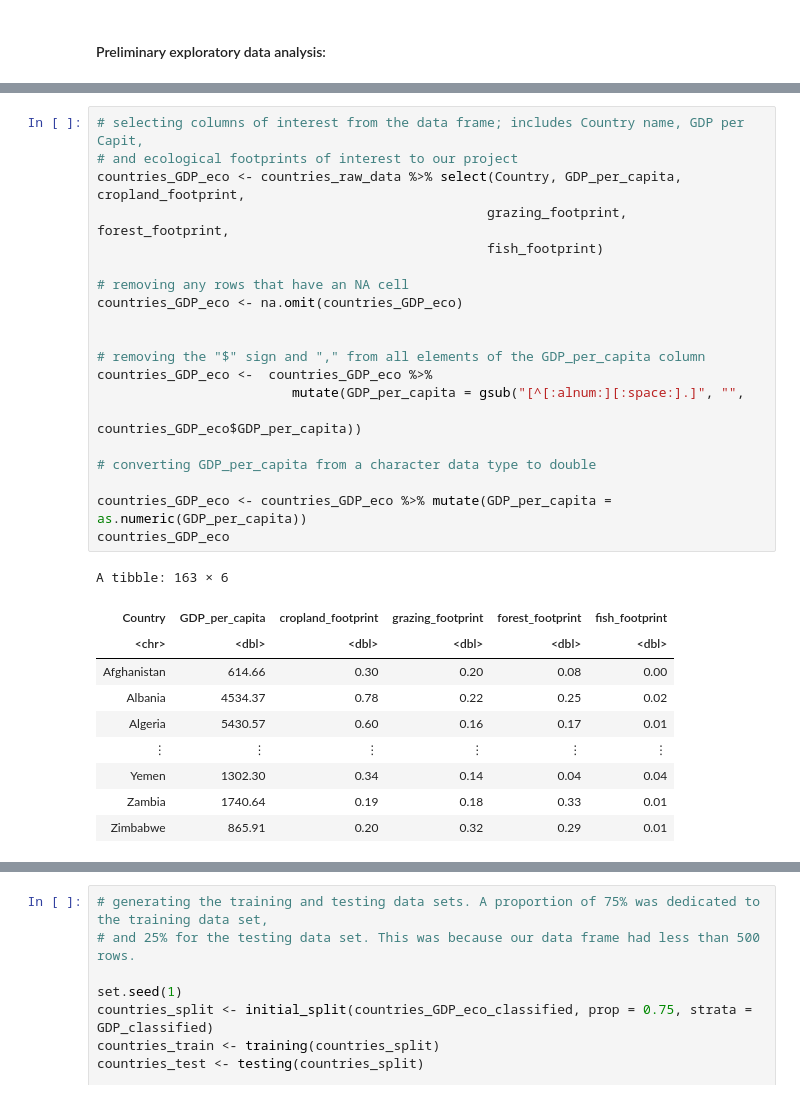
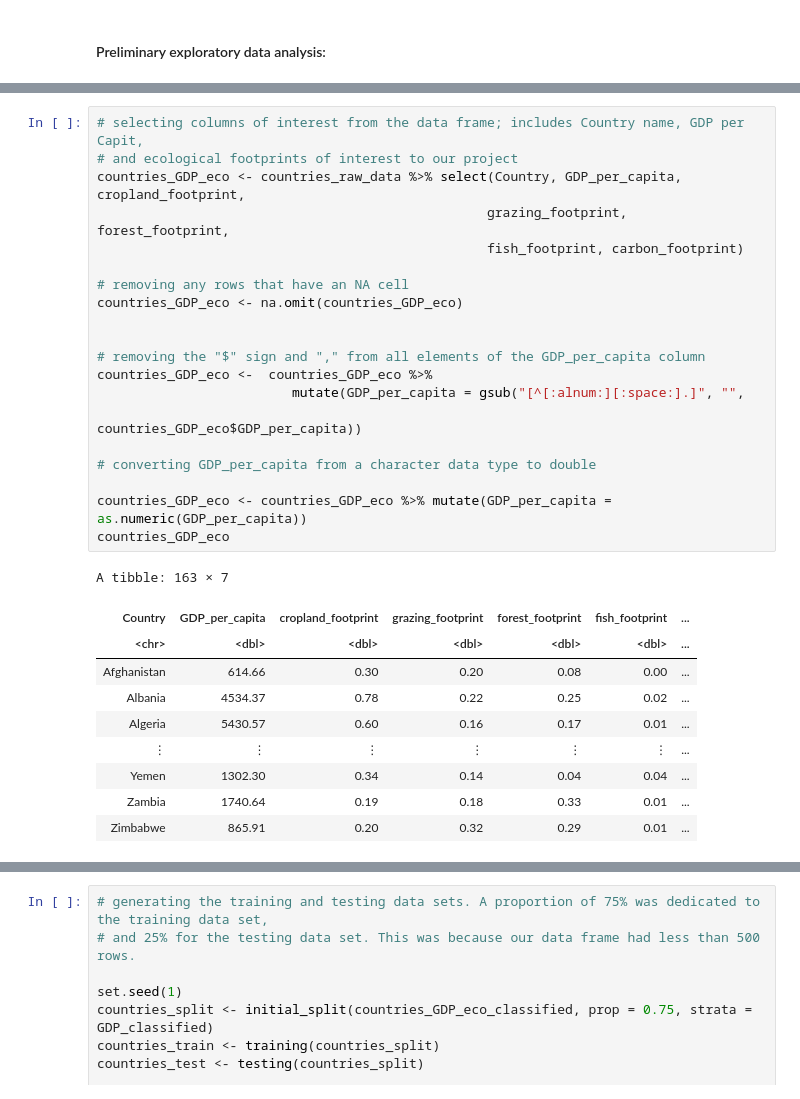
Before and after one commit to tsabkuro/EcoFoot, a Jupyter notebook: main.ipynb, the cells around one changed output, grey strips where cells are left out. Cells and saved outputs as stored; diff of their text form.

```diff
--- a/main.ipynb
+++ b/main.ipynb
@@ -56,34 +57,34 @@ See spec(...) for full column specifications.
 # %%
 # selecting columns of interest from the data frame; includes Country name, GDP per Capit,
 # and ecological footprints of interest to our project
 countries_GDP_eco <- countries_raw_data %>% select(Country, GDP_per_capita, cropland_footprint,
                                                   grazing_footprint, forest_footprint,
-                                                  fish_footprint)
+                                                  fish_footprint, carbon_footprint)
 
 # removing any rows that have an NA cell
 countries_GDP_eco <- na.omit(countries_GDP_eco)
 
 
 # removing the "$" sign and "," from all elements of the GDP_per_capita column
 countries_GDP_eco <-  countries_GDP_eco %>%
                          mutate(GDP_per_capita = gsub("[^[:alnum:][:space:].]", "",
                                                       countries_GDP_eco$GDP_per_capita))
 
 # converting GDP_per_capita from a character data type to double
 
 countries_GDP_eco <- countries_GDP_eco %>% mutate(GDP_per_capita = as.numeric(GDP_per_capita))
 countries_GDP_eco
 # %% [output]
-A tibble: 163 × 6
+A tibble: 163 × 7
-| Country | GDP_per_capita | cropland_footprint | grazing_footprint | forest_footprint | fish_footprint |
-| <chr> | <dbl> | <dbl> | <dbl> | <dbl> | <dbl> |
-| Afghanistan | 614.66 | 0.30 | 0.20 | 0.08 | 0.00 |
-| Albania | 4534.37 | 0.78 | 0.22 | 0.25 | 0.02 |
-| Algeria | 5430.57 | 0.60 | 0.16 | 0.17 | 0.01 |
-| ⋮ | ⋮ | ⋮ | ⋮ | ⋮ | ⋮ |
-| Yemen | 1302.30 | 0.34 | 0.14 | 0.04 | 0.04 |
-| Zambia | 1740.64 | 0.19 | 0.18 | 0.33 | 0.01 |
-| Zimbabwe | 865.91 | 0.20 | 0.32 | 0.29 | 0.01 |
+| Country | GDP_per_capita | cropland_footprint | grazing_footprint | forest_footprint | fish_footprint | ... |
+| <chr> | <dbl> | <dbl> | <dbl> | <dbl> | <dbl> | ... |
+| Afghanistan | 614.66 | 0.30 | 0.20 | 0.08 | 0.00 | ... |
+| Albania | 4534.37 | 0.78 | 0.22 | 0.25 | 0.02 | ... |
+| Algeria | 5430.57 | 0.60 | 0.16 | 0.17 | 0.01 | ... |
+| ⋮ | ⋮ | ⋮ | ⋮ | ⋮ | ⋮ | ... |
+| Yemen | 1302.30 | 0.34 | 0.14 | 0.04 | 0.04 | ... |
+| Zambia | 1740.64 | 0.19 | 0.18 | 0.33 | 0.01 | ... |
+| Zimbabwe | 865.91 | 0.20 | 0.32 | 0.29 | 0.01 | ... |
 # %%
 # the following steps are for categorizing GDP_per_capita column into "High", "Medium", and "low"
 
```
Also changed, not shown: parts of 4 cells of this notebook.
